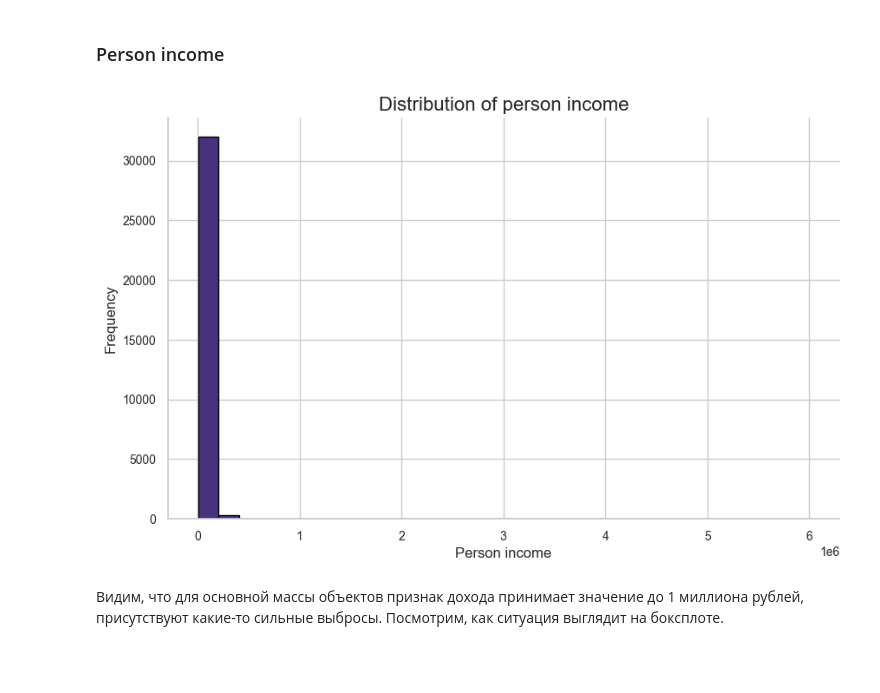
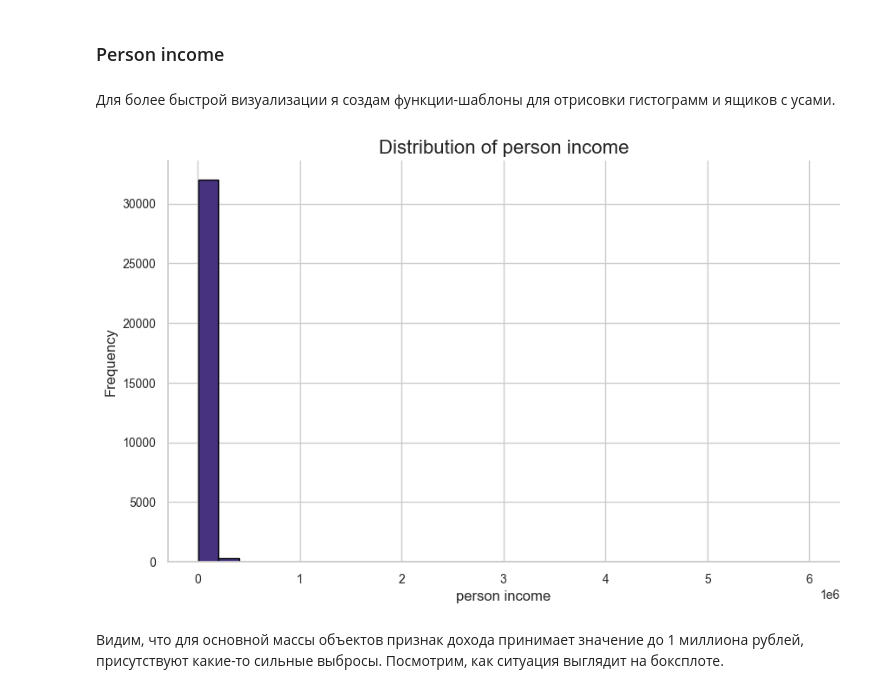
Before and after one commit to mrinly/credit_scoring, a Jupyter notebook: EDA.ipynb, the cells around one changed output. Drawn from its saved outputs; the diff is of its cells as text; code cells hidden in the pictures; blank space fills up the shorter version.

```diff
--- a/EDA.ipynb
+++ b/EDA.ipynb
@@ -120,11 +126,5 @@ np.float64(0.7813116979269497)
 Дисбаланс классов присутствует. Почти 78% данных с неодобрение кредита. Это важно учесть при построении модели.
 # %% [markdown]
 ### Person income
-# %%
-plt.hist(df['person_income'], bins=30, edgecolor='black')
-plt.xlabel('Person income')
-plt.ylabel('Frequency')
-plt.title('Distribution of person income')
-plt.show()
-# %% [output]
-[figure, removed]
+# %% [markdown]
+Для более быстрой визуализации я создам функции-шаблоны для отрисовки гистограмм и ящиков с усами.
@@ -131,3 +162,7 @@ plt.show()
+# %%
+hist_plot(df['person_income'],'person income')
+# %% [output]
+[figure, added]
 # %% [markdown]
 Видим, что для основной массы объектов признак дохода принимает значение до 1 миллиона рублей, присутствуют какие-то сильные выбросы. Посмотрим, как ситуация выглядит на боксплоте.
 # %%
```
Also changed, not shown: parts of 19 cells of this notebook.
